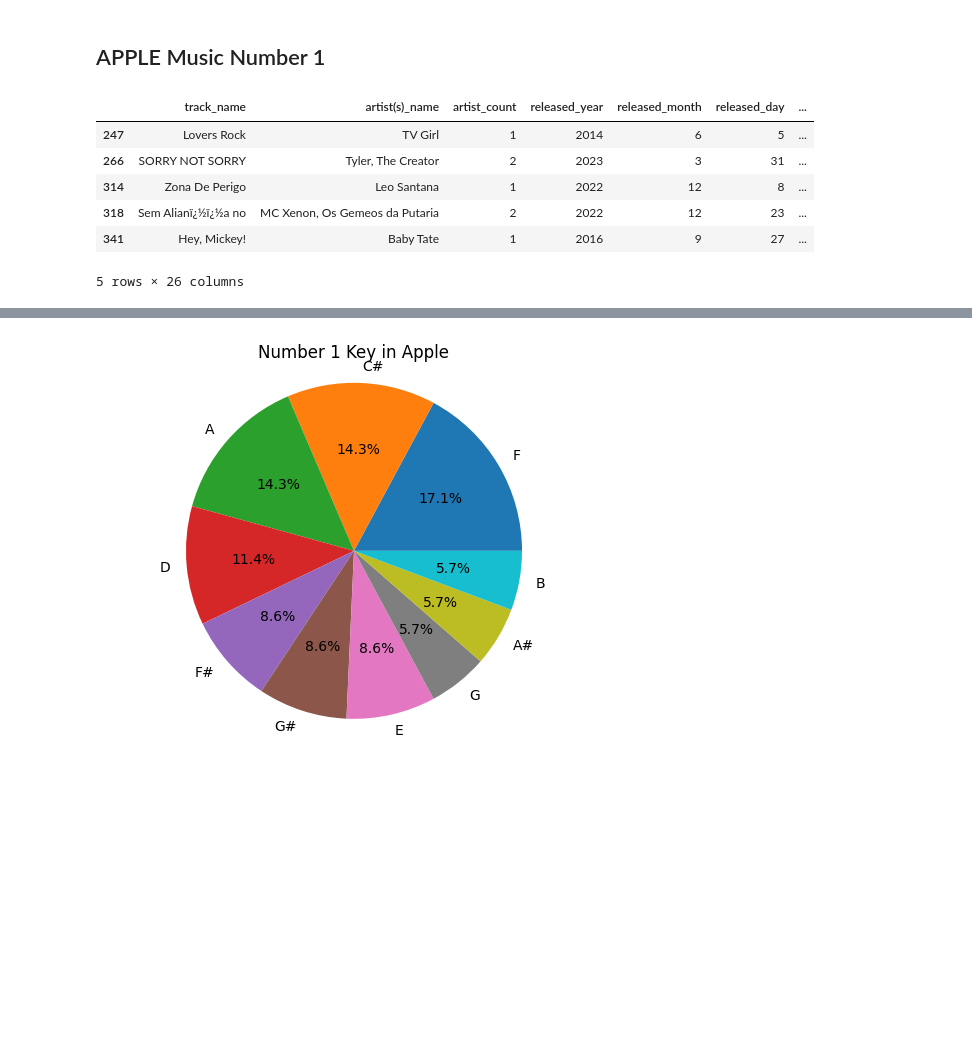
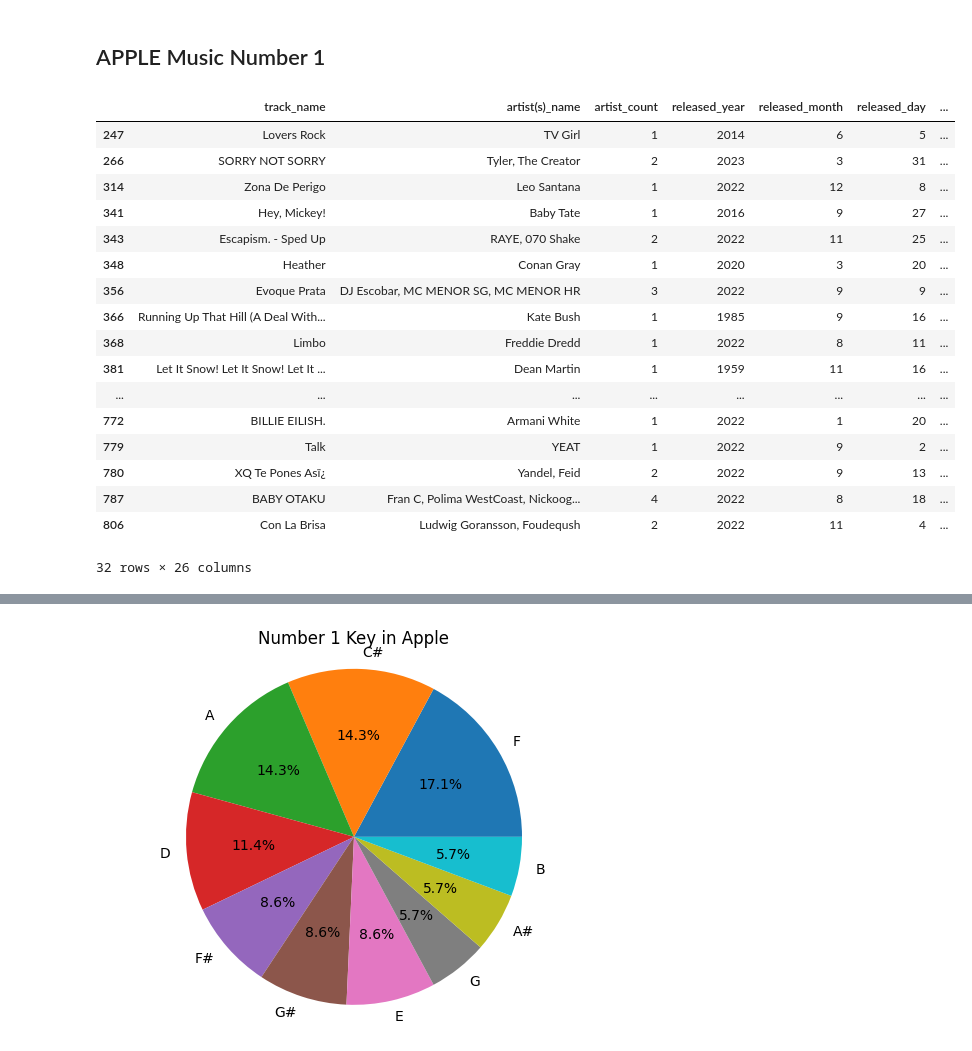
Before and after one commit to alaa-aleryani/Project_1, a Jupyter notebook: music.ipynb, the cells around one changed output, grey strips where cells are left out. Drawn from its saved outputs; the diff is of its cells as text; code cells hidden in the pictures; blank space fills up the shorter version.

```diff
--- a/music.ipynb
+++ b/music.ipynb
@@ -307,14 +346,26 @@ plt.show()
 # %%
 no1_apple=music_df.loc[music_df["in_apple_charts"]==1]
 no1_apple.head()
+no1_apple.dropna()
 # %% [output]
 |  | track_name | artist(s)_name | artist_count | released_year | released_month | released_day | ... |
 | 247 | Lovers Rock | TV Girl | 1 | 2014 | 6 | 5 | ... |
 | 266 | SORRY NOT SORRY | Tyler, The Creator | 2 | 2023 | 3 | 31 | ... |
 | 314 | Zona De Perigo | Leo Santana | 1 | 2022 | 12 | 8 | ... |
-| 318 | Sem Alianï¿½ï¿½a no | MC Xenon, Os Gemeos da Putaria | 2 | 2022 | 12 | 23 | ... |
 | 341 | Hey, Mickey! | Baby Tate | 1 | 2016 | 9 | 27 | ... |
+| 343 | Escapism. - Sped Up | RAYE, 070 Shake | 2 | 2022 | 11 | 25 | ... |
+| 348 | Heather | Conan Gray | 1 | 2020 | 3 | 20 | ... |
+| 356 | Evoque Prata | DJ Escobar, MC MENOR SG, MC MENOR HR | 3 | 2022 | 9 | 9 | ... |
+| 366 | Running Up That Hill (A Deal With... | Kate Bush | 1 | 1985 | 9 | 16 | ... |
+| 368 | Limbo | Freddie Dredd | 1 | 2022 | 8 | 11 | ... |
+| 381 | Let It Snow! Let It Snow! Let It ... | Dean Martin | 1 | 1959 | 11 | 16 | ... |
+| ... | ... | ... | ... | ... | ... | ... | ... |
+| 772 | BILLIE EILISH. | Armani White | 1 | 2022 | 1 | 20 | ... |
+| 779 | Talk | YEAT | 1 | 2022 | 9 | 2 | ... |
+| 780 | XQ Te Pones Asï¿ | Yandel, Feid | 2 | 2022 | 9 | 13 | ... |
+| 787 | BABY OTAKU | Fran C, Polima WestCoast, Nickoog... | 4 | 2022 | 8 | 18 | ... |
+| 806 | Con La Brisa | Ludwig Goransson, Foudeqush | 2 | 2022 | 11 | 4 | ... |
-5 rows × 26 columns
+32 rows × 26 columns
 # %%
 ## Make a pie graph for no 1 apple music genre
 no1_apple_genre= no1_apple["Deezer Genre"].value_counts()
```
Also changed, not shown: parts of 14 cells of this notebook.
